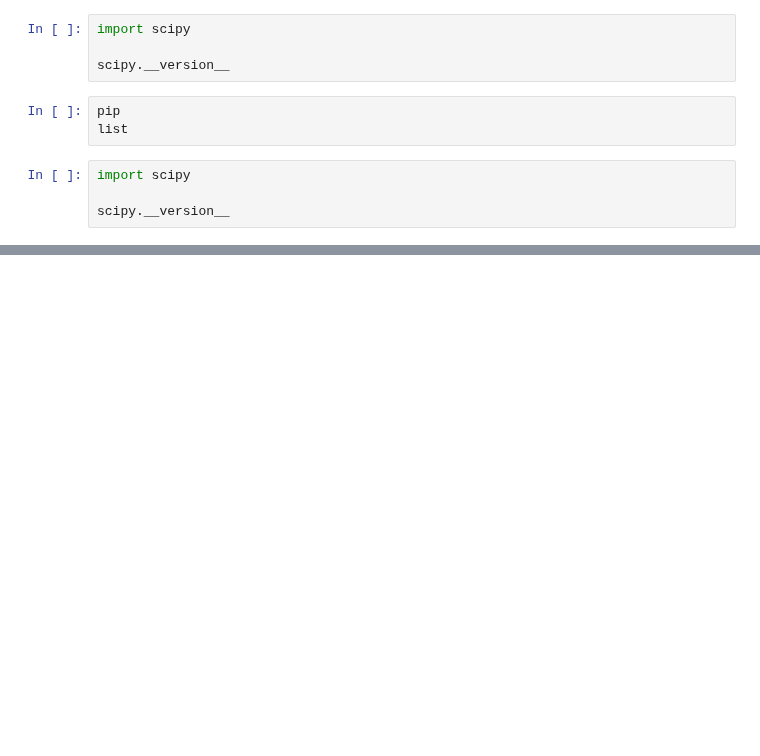
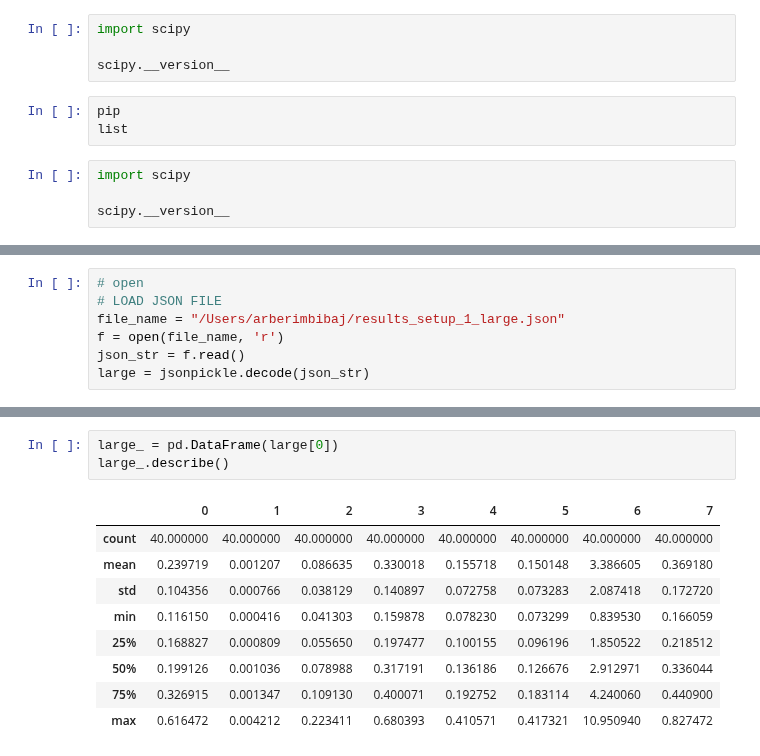
Before and after one commit to abibaj98/Master-Thesis, a Jupyter notebook: Results.ipynb, the cells around one changed output, grey strips where cells are left out. Drawn from its saved outputs; the diff is of its cells as text; blank space fills up the shorter version.

```diff
--- a/Results.ipynb
+++ b/Results.ipynb
@@ -572,0 +622,7 @@ scipy.__version__
+# %%
+# open
+# LOAD JSON FILE
+file_name = "/Users/arberimbibaj/results_setup_1_large.json"
+f = open(file_name, 'r')
+json_str = f.read()
+large = jsonpickle.decode(json_str)
@@ -572,0 +649,13 @@ scipy.__version__
+# %%
+large_ = pd.DataFrame(large[0])
+large_.describe()
+# %% [output]
+|  | 0 | 1 | 2 | 3 | 4 | 5 | 6 | 7 |
+| count | 40.000000 | 40.000000 | 40.000000 | 40.000000 | 40.000000 | 40.000000 | 40.000000 | 40.000000 |
+| mean | 0.239719 | 0.001207 | 0.086635 | 0.330018 | 0.155718 | 0.150148 | 3.386605 | 0.369180 |
+| std | 0.104356 | 0.000766 | 0.038129 | 0.140897 | 0.072758 | 0.073283 | 2.087418 | 0.172720 |
+| min | 0.116150 | 0.000416 | 0.041303 | 0.159878 | 0.078230 | 0.073299 | 0.839530 | 0.166059 |
+| 25% | 0.168827 | 0.000809 | 0.055650 | 0.197477 | 0.100155 | 0.096196 | 1.850522 | 0.218512 |
+| 50% | 0.199126 | 0.001036 | 0.078988 | 0.317191 | 0.136186 | 0.126676 | 2.912971 | 0.336044 |
+| 75% | 0.326915 | 0.001347 | 0.109130 | 0.400071 | 0.192752 | 0.183114 | 4.240060 | 0.440900 |
+| max | 0.616472 | 0.004212 | 0.223411 | 0.680393 | 0.410571 | 0.417321 | 10.950940 | 0.827472 |
```
Also changed, not shown: parts of 25 cells of this notebook.
